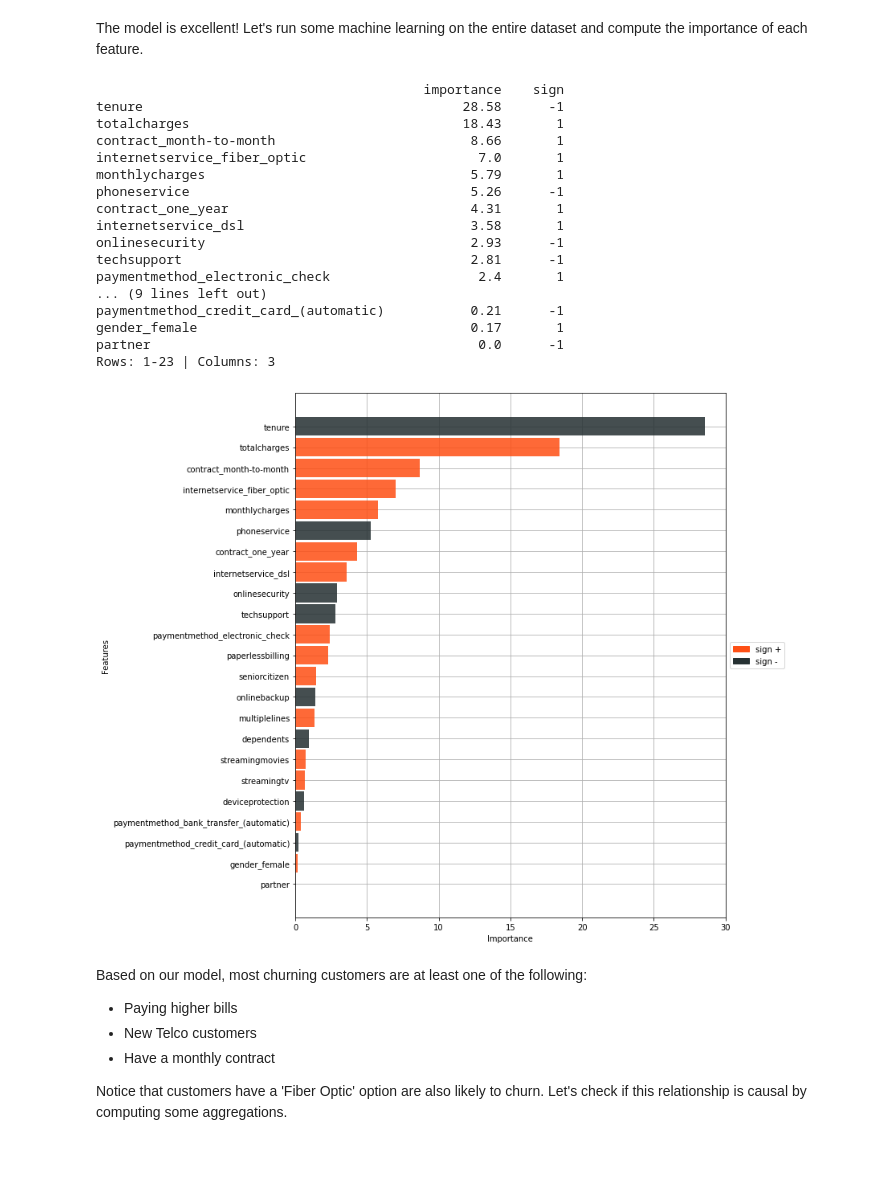
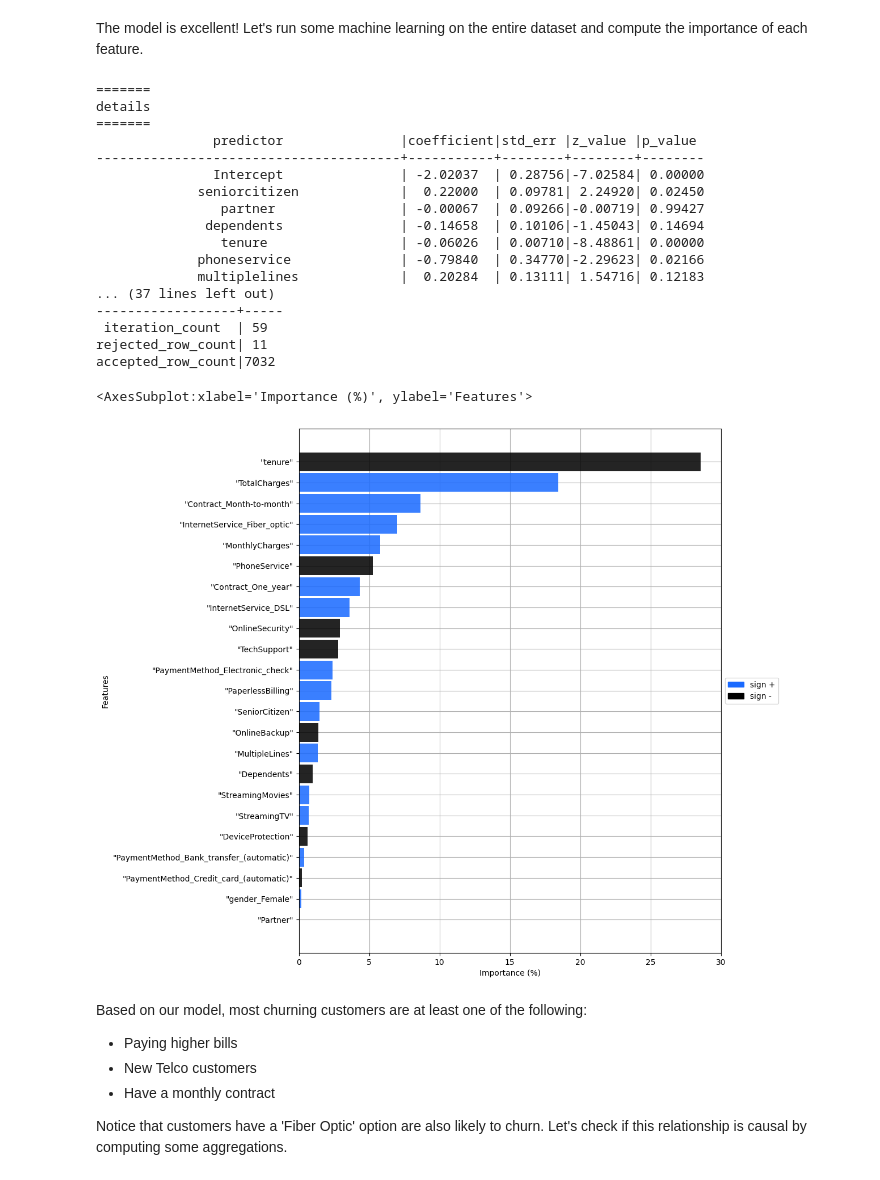
Before and after one commit to vertica/VerticaPy, a Jupyter notebook: examples/business/churn/churn.ipynb, the cells around one changed output. Cells and saved outputs as stored; diff of their text form; code cells hidden in the pictures.

```diff
--- a/examples/business/churn/churn.ipynb
+++ b/examples/business/churn/churn.ipynb
@@ -27,6 +27,6 @@ vp.connect("VerticaDSN")
 # %% [markdown]
 Let's create a Virtual DataFrame of the dataset. The dataset is available <a href="../../data/churn.csv">here</a>.
 # %%
-churn = vp.read_csv('data/churn.csv')
+churn = vp.read_csv('customers.csv')
 display(churn)
 # %% [output]
@@ -190,29 +198,35 @@ Rows: 1-12 | Columns: 2
 # %% [markdown]
 The model is excellent! Let's run some machine learning on the entire dataset and compute the importance of each feature.
 # %%
+model = LogisticRegression("churn_model_2",
+                           penalty = 'L2',
+                           tol = 1e-6,
+                           max_iter = 1000,
+                           solver = "BFGS")
 model.fit(churn,
           churn.get_columns(exclude_columns = ["churn"]),
           'churn')
 model.features_importance()
 # %% [output]
-                                          importance    sign
-tenure                                         28.58      -1
-totalcharges                                   18.43       1
-contract_month-to-month                         8.66       1
-internetservice_fiber_optic                      7.0       1
-monthlycharges                                  5.79       1
-phoneservice                                    5.26      -1
-contract_one_year                               4.31       1
-internetservice_dsl                             3.58       1
-onlinesecurity                                  2.93      -1
-techsupport                                     2.81      -1
-paymentmethod_electronic_check                   2.4       1
-... (9 lines left out)
-paymentmethod_credit_card_(automatic)           0.21      -1
-gender_female                                   0.17       1
-partner                                          0.0      -1
-Rows: 1-23 | Columns: 3
+=======
+details
+=======
+               predictor               |coefficient|std_err |z_value |p_value
+---------------------------------------+-----------+--------+--------+--------
+               Intercept               | -2.02037  | 0.28756|-7.02584| 0.00000
+             seniorcitizen             |  0.22000  | 0.09781| 2.24920| 0.02450
+                partner                | -0.00067  | 0.09266|-0.00719| 0.99427
+              dependents               | -0.14658  | 0.10106|-1.45043| 0.14694
+                tenure                 | -0.06026  | 0.00710|-8.48861| 0.00000
+             phoneservice              | -0.79840  | 0.34770|-2.29623| 0.02166
+             multiplelines             |  0.20284  | 0.13111| 1.54716| 0.12183
+... (37 lines left out)
+------------------+-----
+ iteration_count  | 59
+rejected_row_count| 11
+accepted_row_count|7032
+<AxesSubplot:xlabel='Importance (%)', ylabel='Features'>
-[figure, old version]
+[figure, new version]
 # %% [markdown]
 Based on our model, most churning customers are at least one of the following:
 <ul>
```
Also changed, not shown: parts of 8 cells of this notebook.
